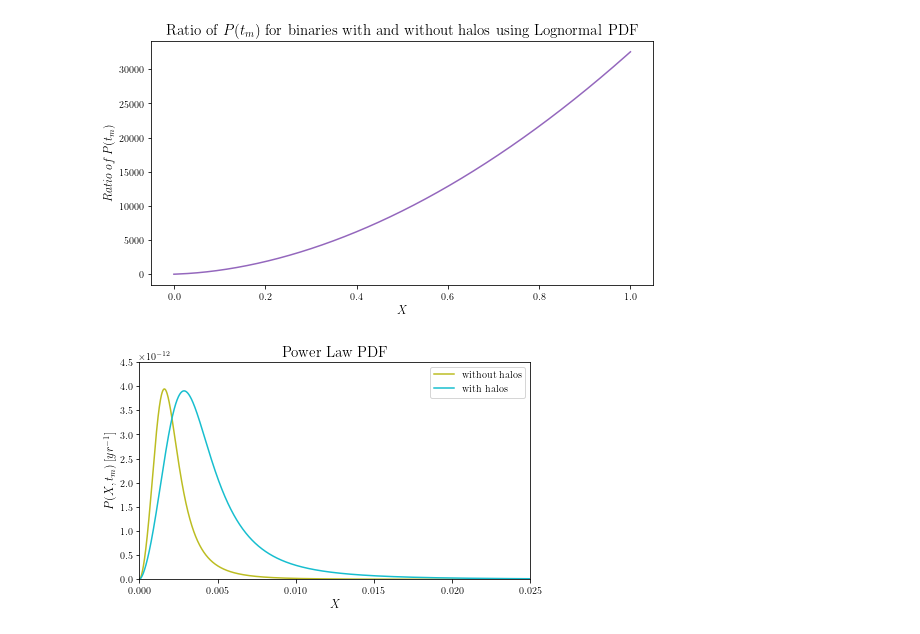
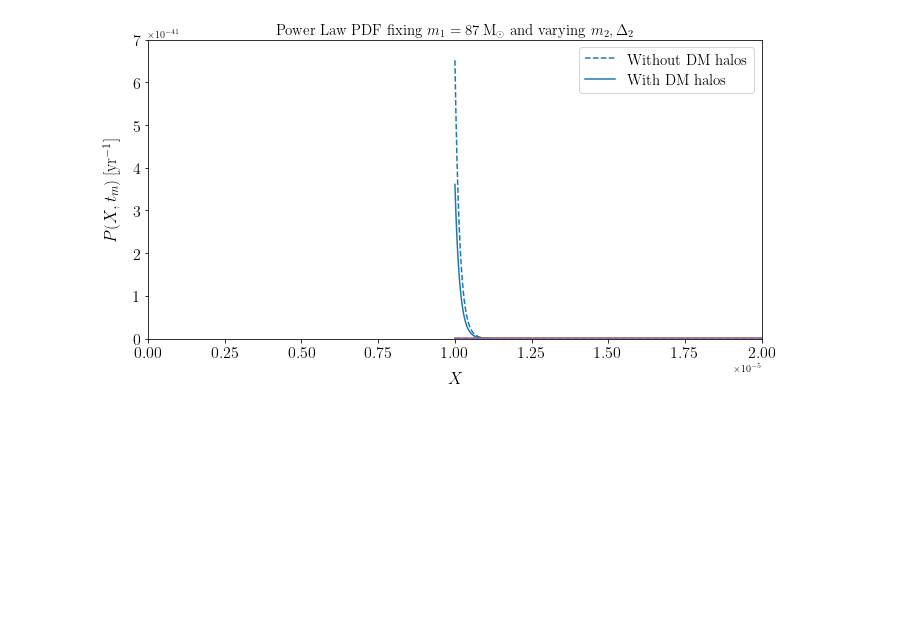
Before and after one commit to pratibhajangra591/Ifca-github, a Jupyter notebook: distributions.ipynb, the cells around one changed output. Cells and saved outputs as stored; diff of their text form; code cells hidden in the pictures; blank space fills up the shorter version.

```diff
--- a/distributions.ipynb
+++ b/distributions.ipynb
@@ -335,0 +460,18 @@ plt.show()
+# %%
+# P(X) in range of PBH mass function from m_min = 1e-3 M☉ - 100 M☉.
+
+
+plt.figure(figsize = (9,4))
+
+for i, (m_2,Δ_2) in enumerate(zip( m_2,  Δ_2)):
+    plt.plot(X, P_X(m_1, m_2,  Δ_1, Δ_2,t_m, X),'')
+
+
+
+plt.xlim(0,0.00004)
+plt.ylim(0, 2e-20)
+plt.xlabel('$X$', fontsize = 12)
+plt.ylabel('$P(X)$', fontsize = 12)
+plt.legend([m_2_list[0],m_2_list[3],m_2_list[5],m_2_list[7],m_2_list[-1]], title = '$m_{2} \quad [\mathrm{M_{\odot}}]$')
+plt.title('Power Law PDF using $m_{1} = 87 \: \mathrm{M_{\odot}}$ ', fontsize = 15)
+plt.show()
@@ -363,21 +502,0 @@ plt.show()
-# %%
-f_pbh = 3.7e-3
-f = 0.85*f_pbh
-
-def P(m):                  #Log-Normal PBH mass Distribution
-    σ = 0.6
-    m_c = 15               #in units of M☉, for PBHs mass range of 5 M☉-100 M☉ .
-    return  (1/(σ * m * np.sqrt(2*π))) * np.exp(-(((np.log(m/m_c))**2)/(2*(σ**2))))
-
-
-
-ratio  = P_tm(m_1, m_2, Δ_1, Δ_2, t_m, X, DM_halos_presence = 'True') / P_tm(m_1, m_2, Δ_1, Δ_2, t_m, X, DM_halos_presence = 'False')
-
-plt.figure(figsize = (9, 4.5))
-plt.plot(X, ratio ,'C4')
-plt.xlabel('$X$', fontsize = 12)
-plt.ylabel('$ Ratio \:of\:  P(t_{m})$', fontsize = 12)
-plt.title('Ratio of $P(t_{m})$ for binaries with and without halos using Lognormal PDF', fontsize = 15)
-plt.show()
-# %% [output]
-[figure, removed]
@@ -503,29 +503,25 @@ def P_X_tm(m_1, m_2, Δ_1, Δ_2, t_m, X, DM_halos_presence):
 # %%
-f_pbh = 4.3e-3
-f = 0.85*f_pbh
+# P(X, t_m) in range of PBH mass function from m_min = 1e-3 M☉ - 100 M☉.
+
+color = ['C0', 'C1', 'C2', 'C3', 'C4', 'C5']
 
 
-def P(m): #Powerlaw PBH mass distribution
-    α = 1.6
-    M = 5     #in units of M☉, for PBHs mass range of 5 M☉-100 M☉ .
-    return ((α-1)/M) * ((m/M)**(-α))
+plt.figure(figsize = (11,5.5))
+
+for i, (m_2, Δ_2, color) in enumerate(zip( m_2,  Δ_2, color)):
+    plt.plot(X, P_X_tm(m_1, m_2, Δ_1, Δ_2, t_m, X, DM_halos_presence = 'False'),color = color , linestyle = '--')
+    plt.plot(X, P_X_tm(m_1, m_2, Δ_1, Δ_2, t_m, X, DM_halos_presence = 'True'),color = color)
 
 
-
-plt.figure(figsize = (7,4))
-
-plt.plot(X, P_X_tm(m_1, m_2, Δ_1, Δ_2, t_m, X, DM_halos_presence = 'False'),'C8')
-plt.plot(X, P_X_tm(m_1, m_2, Δ_1, Δ_2, t_m, X, DM_halos_presence = 'True'),'C9')
-
-plt.xlim(0, 0.025)
-plt.ylim(0, 4.5e-12)
-
-
-plt.xlabel('$X$', fontsize = 12)
-plt.ylabel('$P(X, t_{m}) \: [yr^{-1}]$', fontsize = 12)
-plt.legend(["without halos","with halos"])
-plt.title('Power Law PDF', fontsize = 15)
-plt.savefig('P_X_t_mvsX.pdf', bbox_inches = 'tight')
+plt.xticks(fontsize=16)
+plt.yticks(fontsize=16)
+plt.xlim(0, 0.000020)
+plt.ylim(0, 7e-41)
+plt.xlabel('$X$', fontsize = 17, labelpad = 12)
+plt.ylabel('$P(X, t_{m}) \: [\mathrm{yr^{-1}}]$', fontsize = 17, labelpad = 12)
+plt.legend(["Without DM halos","With DM halos"],prop = {'size':15}, facecolor = 'white', fontsize=110)
+plt.title('Power Law PDF fixing $m_{1} = 87 \: \mathrm{M_{\odot}}$ and varying $m_{2},\Delta_{2} $' , fontsize = 15)
+plt.savefig('2P_X_t_mvsX.pdf', bbox_inches = 'tight')
 plt.show()
 # %% [output]
-[figure, old version]
+[figure, new version]
```
Also changed, not shown: parts of 19 cells of this notebook.
